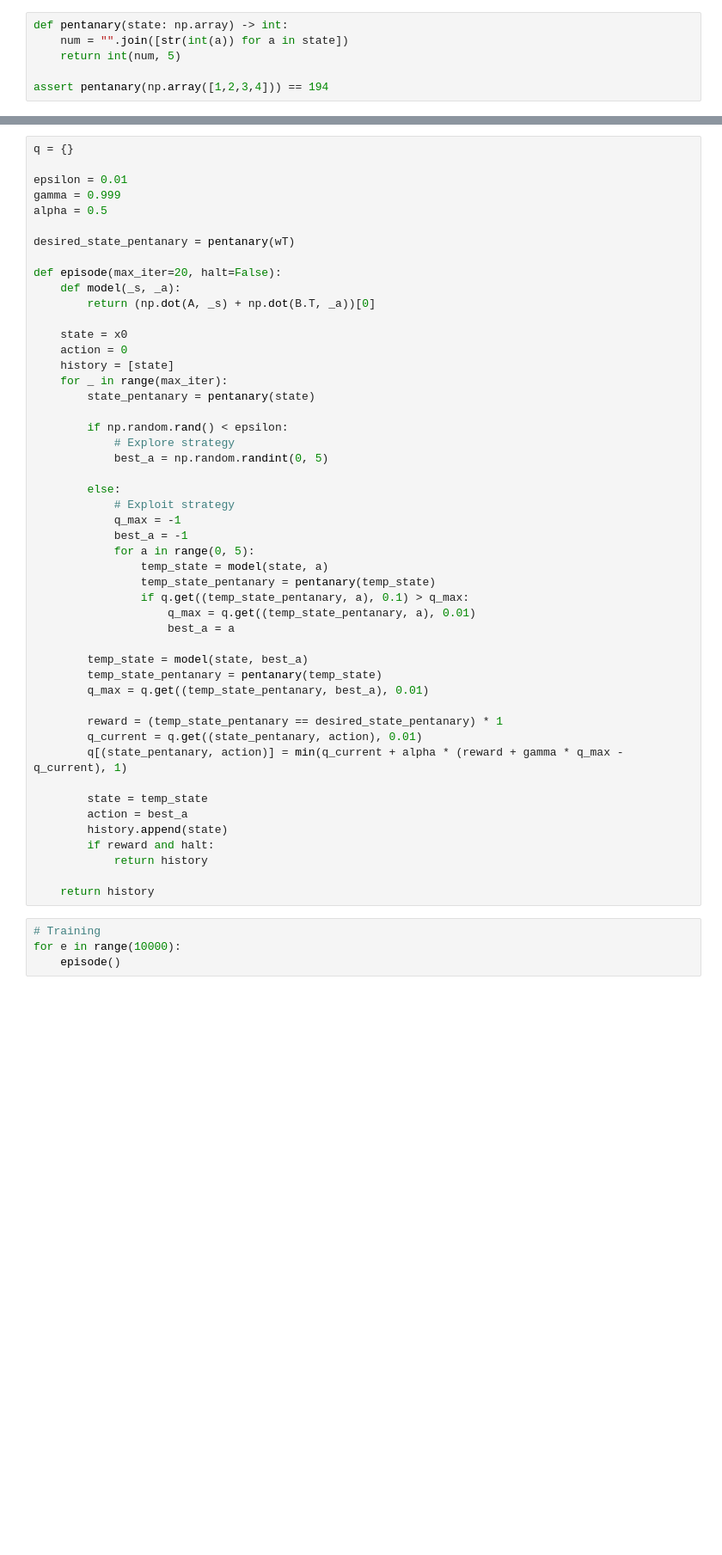
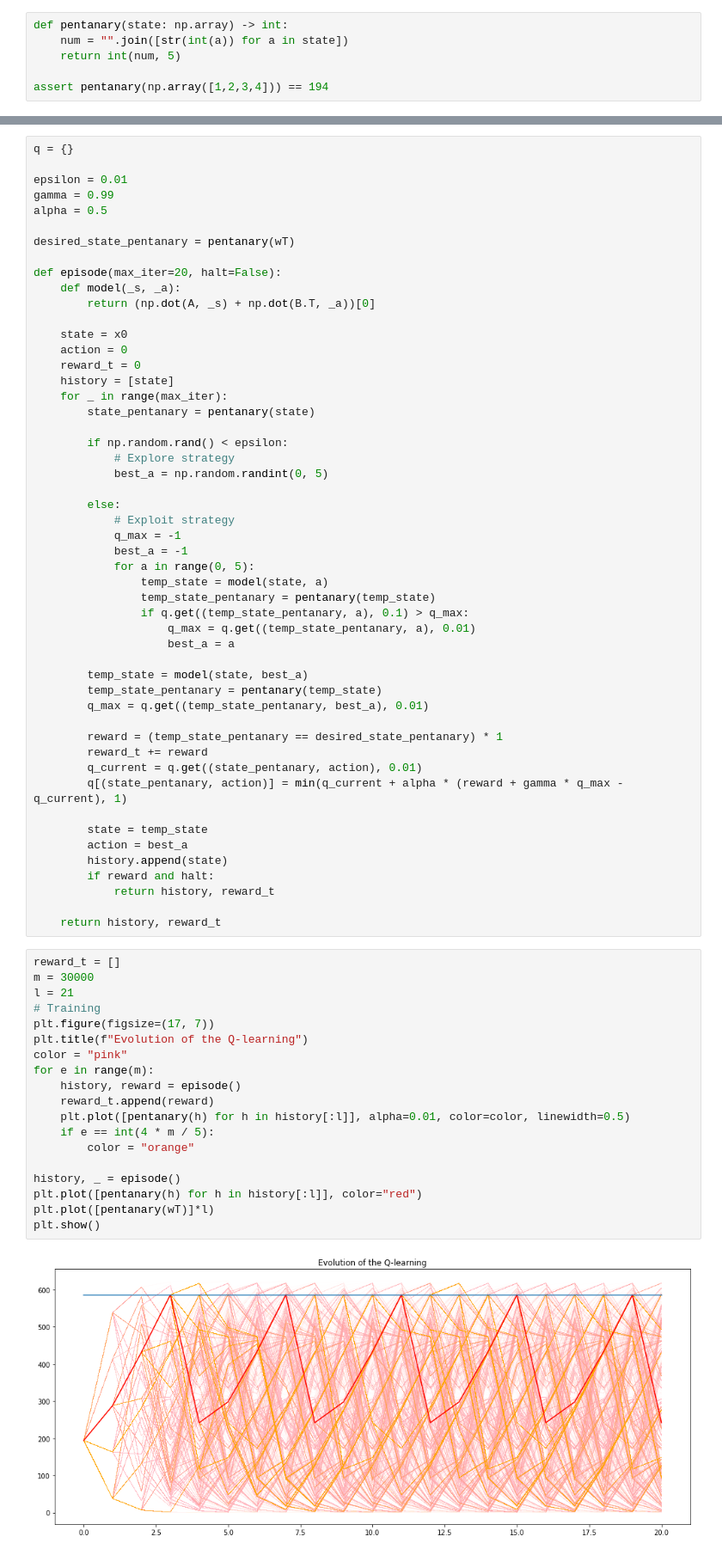
Before and after one commit to matejker/controllability-of-complex-networks, a Jupyter notebook: networks/line-network.ipynb, the cells around one changed output, grey strips where cells are left out. Shown: that part at 86% size. Saved outputs shown, nothing was run; the diff lists cells and outputs as text; blank space fills up the shorter version.

Commit message:
RL visual

```diff
--- a/networks/line-network.ipynb
+++ b/networks/line-network.ipynb
@@ -185,7 +185,7 @@ In other words, we want the Q-learning to send control signals in sequence of $u
 q = {}
 
 epsilon = 0.01
-gamma = 0.999
+gamma = 0.99
 alpha = 0.5
 
 desired_state_pentanary = pentanary(wT)
@@ -196,6 +196,7 @@ def episode(max_iter=20, halt=False):
 
     state = x0
     action = 0
+    reward_t = 0
     history = [state]
     for _ in range(max_iter):
         state_pentanary = pentanary(state)
@@ -220,6 +221,7 @@ def episode(max_iter=20, halt=False):
         q_max = q.get((temp_state_pentanary, best_a), 0.01)
 
         reward = (temp_state_pentanary == desired_state_pentanary) * 1
+        reward_t += reward
         q_current = q.get((state_pentanary, action), 0.01)
         q[(state_pentanary, action)] = min(q_current + alpha * (reward + gamma * q_max - q_current), 1)
 
@@ -227,11 +229,28 @@ def episode(max_iter=20, halt=False):
         action = best_a
         history.append(state)
         if reward and halt:
-            return history
+            return history, reward_t
 
-    return history
+    return history, reward_t
-# %%
-# Training
-for e in range(10000):
-    episode()
+# %%
+reward_t = []
+m = 30000
+l = 21
+# Training
+plt.figure(figsize=(17, 7))
+plt.title(f"Evolution of the Q-learning")
+color = "pink"
+for e in range(m):
+    history, reward = episode()
+    reward_t.append(reward)
+    plt.plot([pentanary(h) for h in history[:l]], alpha=0.01, color=color, linewidth=0.5)
+    if e == int(4 * m / 5):
+        color = "orange"
+
+history, _ = episode()
+plt.plot([pentanary(h) for h in history[:l]], color="red")
+plt.plot([pentanary(wT)]*l)
+plt.show()
+# %% [output]
+[figure, added]
 # %%
```
Also changed, not shown: parts of 10 cells of this notebook.
